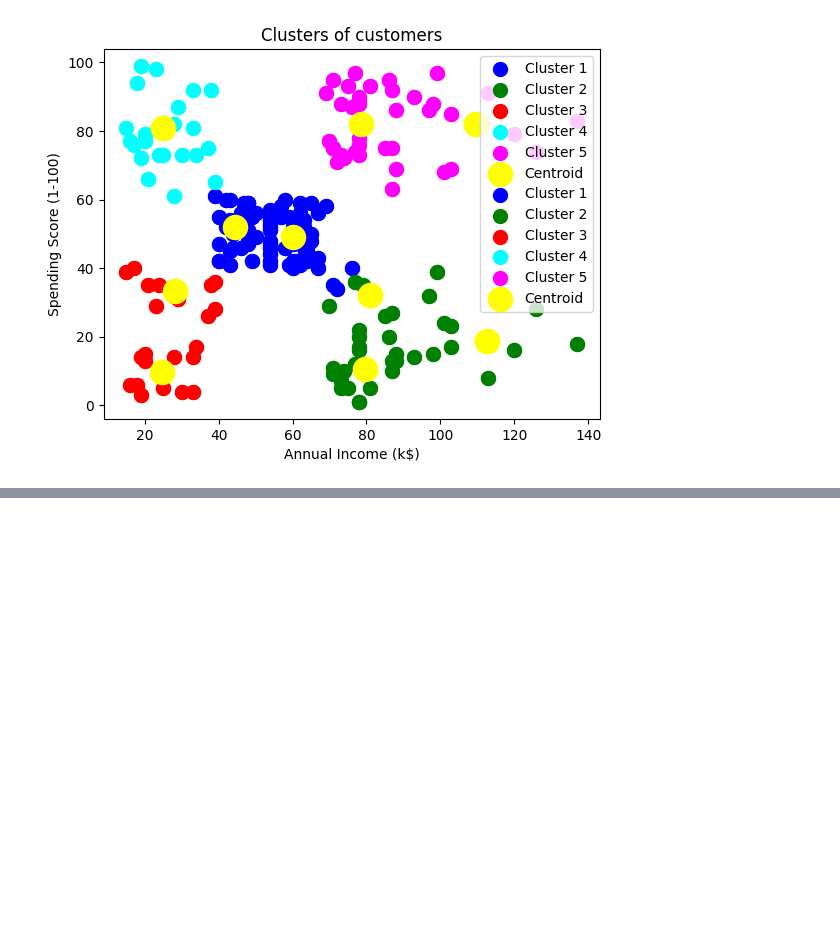
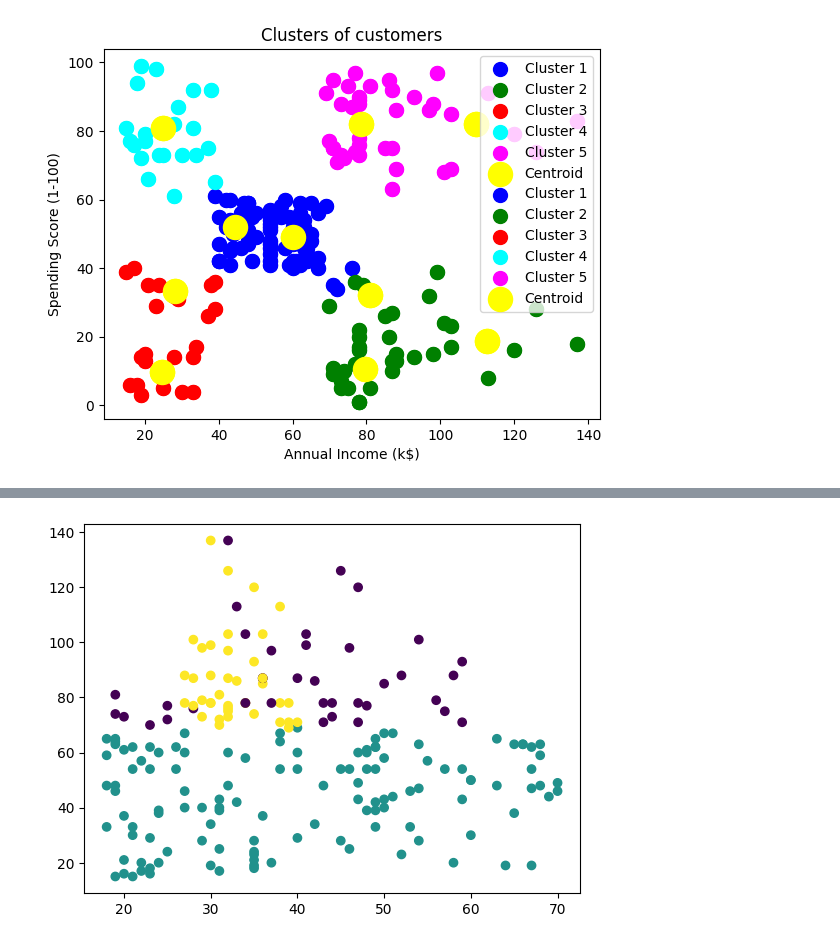
Before and after one commit to Nabin199501/Data-science-project, a Jupyter notebook: Copy_of_data_science_project_ipnb.ipynb, the cells around one changed output, grey strips where cells are left out. Drawn from its saved outputs; the diff is of its cells as text; code cells hidden in the pictures; blank space fills up the shorter version.

```diff
--- a/Copy_of_data_science_project_ipnb.ipynb
+++ b/Copy_of_data_science_project_ipnb.ipynb
@@ -69,0 +72,8 @@ mtp.show()
+# %%
+import pandas as pd
+import matplotlib.pyplot as plt
+from sklearn.cluster import KMeans
+
+# Load the customer data
+data = pd.read_csv("//content//Mall_Customers (1).csv")
+data
@@ -69,0 +94,12 @@ mtp.show()
+# %%
+data = data.dropna()
+data = data.loc[:, ["Age", "Annual Income (k$)", "Spending Score (1-100)"]]
+n_clusters = 3
+model = KMeans(n_clusters=n_clusters)
+model.fit(data)
+labels = model.predict(data)
+
+plt.scatter(data["Age"], data["Annual Income (k$)"], c=labels)
+plt.show()
+# %% [output]
+[figure, added]
```
Also changed, not shown: parts of 2 cells of this notebook.
